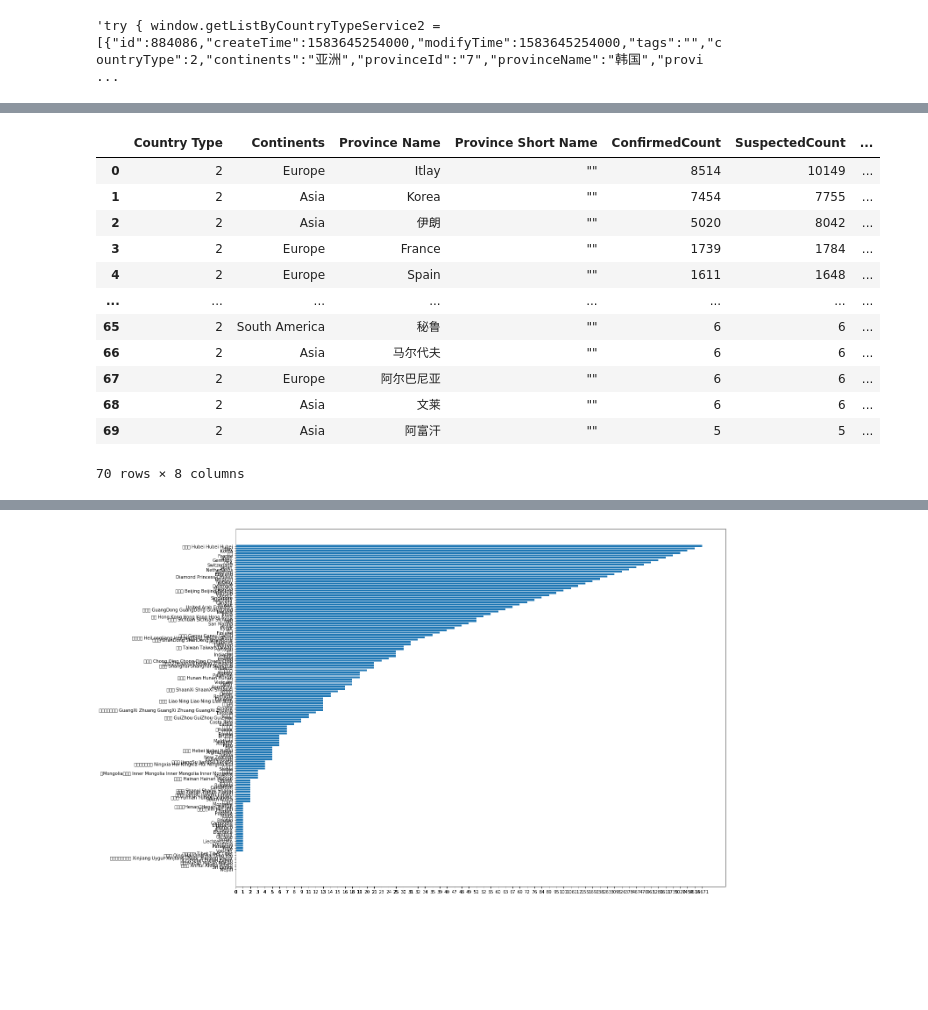
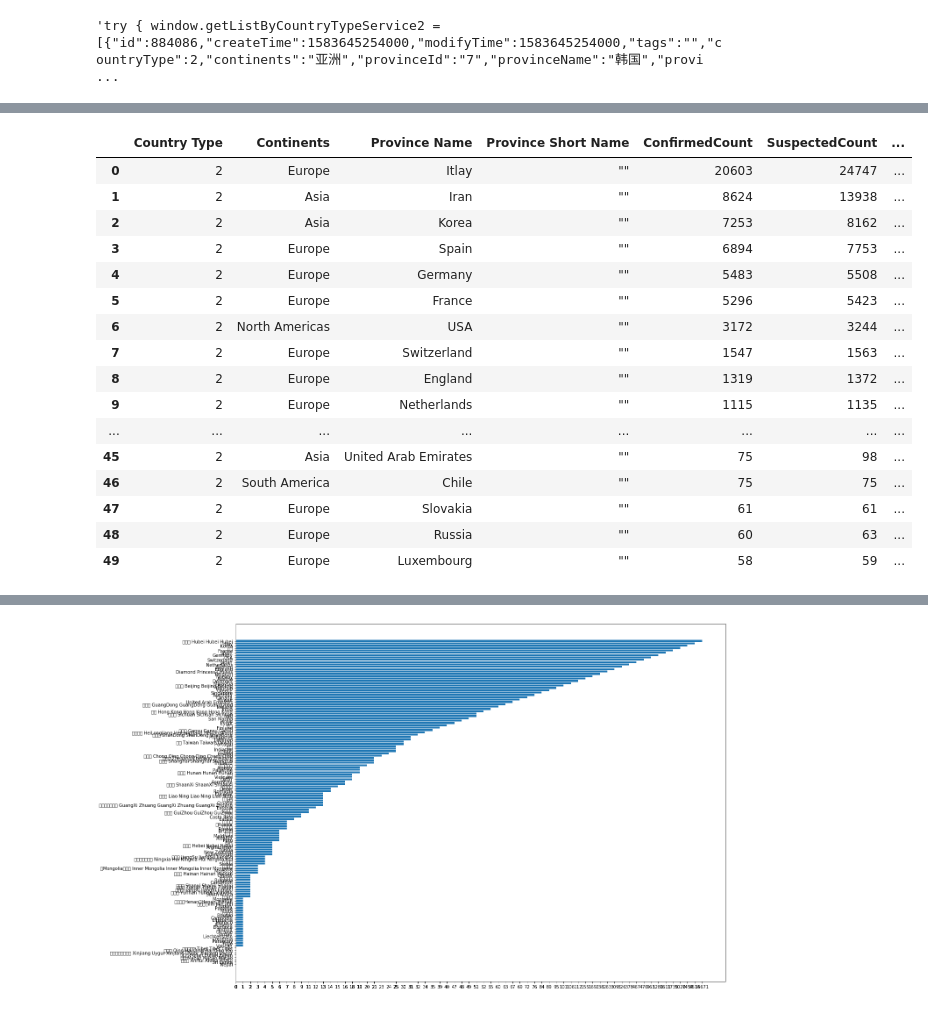
Before and after one commit to Felixwkk/cornoavirus, a Jupyter notebook: coronavirus.ipynb, the cells around one changed output, grey strips where cells are left out. Saved outputs shown, nothing was run; the diff lists cells and outputs as text; code cells hidden in the pictures; blank space fills up the shorter version.

```diff
--- a/coronavirus.ipynb
+++ b/coronavirus.ipynb
@@ -246,19 +286,23 @@ table
 # %%
-table.head(70)
+table.head(50)
 # %% [output]
 |  | Country Type | Continents | Province Name | Province Short Name | ConfirmedCount | SuspectedCount | ... |
-| 0 | 2 | Europe | Itlay | "" | 8514 | 10149 | ... |
-| 1 | 2 | Asia | Korea | "" | 7454 | 7755 | ... |
-| 2 | 2 | Asia | 伊朗 | "" | 5020 | 8042 | ... |
-| 3 | 2 | Europe | France | "" | 1739 | 1784 | ... |
-| 4 | 2 | Europe | Spain | "" | 1611 | 1648 | ... |
+| 0 | 2 | Europe | Itlay | "" | 20603 | 24747 | ... |
+| 1 | 2 | Asia | Iran | "" | 8624 | 13938 | ... |
+| 2 | 2 | Asia | Korea | "" | 7253 | 8162 | ... |
+| 3 | 2 | Europe | Spain | "" | 6894 | 7753 | ... |
+| 4 | 2 | Europe | Germany | "" | 5483 | 5508 | ... |
+| 5 | 2 | Europe | France | "" | 5296 | 5423 | ... |
+| 6 | 2 | North Americas | USA | "" | 3172 | 3244 | ... |
+| 7 | 2 | Europe | Switzerland | "" | 1547 | 1563 | ... |
+| 8 | 2 | Europe | England | "" | 1319 | 1372 | ... |
+| 9 | 2 | Europe | Netherlands | "" | 1115 | 1135 | ... |
 | ... | ... | ... | ... | ... | ... | ... | ... |
-| 65 | 2 | South America | 秘鲁 | "" | 6 | 6 | ... |
-| 66 | 2 | Asia | 马尔代夫 | "" | 6 | 6 | ... |
-| 67 | 2 | Europe | 阿尔巴尼亚 | "" | 6 | 6 | ... |
-| 68 | 2 | Asia | 文莱 | "" | 6 | 6 | ... |
-| 69 | 2 | Asia | 阿富汗 | "" | 5 | 5 | ... |
+| 45 | 2 | Asia | United Arab Emirates | "" | 75 | 98 | ... |
+| 46 | 2 | South America | Chile | "" | 75 | 75 | ... |
+| 47 | 2 | Europe | Slovakia | "" | 61 | 61 | ... |
+| 48 | 2 | Europe | Russia | "" | 60 | 63 | ... |
+| 49 | 2 | Europe | Luxembourg | "" | 58 | 59 | ... |
-70 rows × 8 columns
 # %%
 #replace empty cell in Continent with  China
 
```
Also changed, not shown: parts of 37 cells of this notebook.
